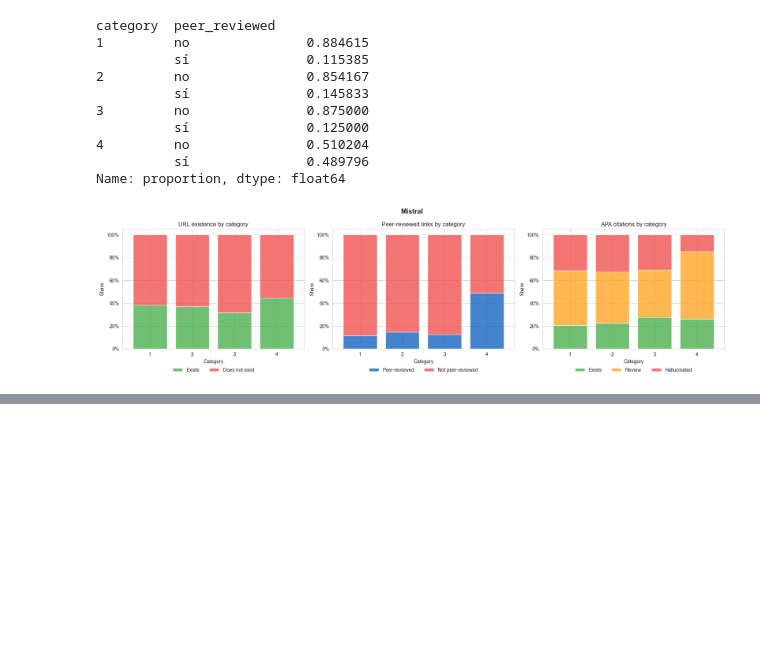
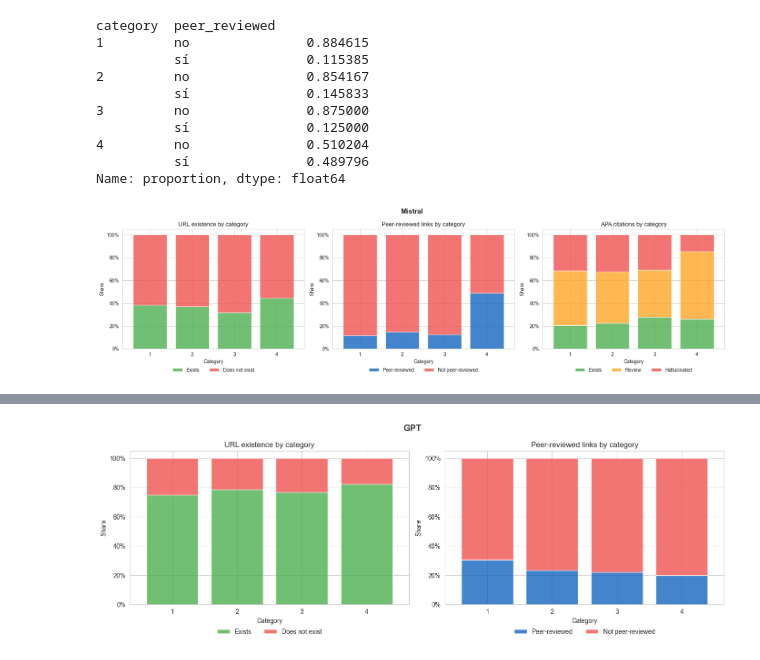
Before and after one commit to mvrobles/GenAI-Science, a Jupyter notebook: scripts/results_by_template_category.ipynb, the cells around one changed output, grey strips where cells are left out. Drawn from its saved outputs; the diff is of its cells as text; code cells hidden in the pictures; blank space fills up the shorter version.

Commit message:
gpt results by category

```diff
--- a/scripts/results_by_template_category.ipynb
+++ b/scripts/results_by_template_category.ipynb
@@ -313,0 +415,10 @@ plt.show()
+# %%
+import pandas as pd
+import sys
+sys.path.append("../src/process_results")
+
+from classify_urls import process_urls
+
+urls_list = gpt_url_check[gpt_url_check.url_exists == True]["url"].drop_duplicates().tolist()
+# %%
+results = process_urls(urls_list, workers=8)
@@ -313,0 +427,3 @@ plt.show()
+# %%
+classified_df = pd.DataFrame(results)
+classified_df = classified_df.merge(gpt_url_check[["prompt", "template_id", "category", "url"]], on="url", how="left")
@@ -313,0 +454,4 @@ plt.show()
+# %%
+gpt_results = classified_df[['prompt', 'url', 'peer_reviewed']]
+gpt_results = gpt_results.merge(prompts, on = 'prompt')
+gpt_results.peer_reviewed.value_counts()
@@ -313,0 +496,42 @@ plt.show()
+# %%
+sns.set_style('whitegrid')
+
+gpt_exists_pct = (
+    gpt_url_check.groupby('category')['url_exists']
+    .value_counts(normalize=True)
+    .unstack(fill_value=0)
+    .rename(columns={True: 'Exists', False: 'Does not exist'})
+)[['Exists', 'Does not exist']]
+
+gpt_pr_pct = (
+    gpt_results.groupby('category')['peer_reviewed']
+    .value_counts(normalize=True)
+    .unstack(fill_value=0)
+    .rename(columns={'sí': 'Peer-reviewed', 'no': 'Not peer-reviewed'})
+)[['Peer-reviewed', 'Not peer-reviewed']]
+
+fig, (ax1, ax2) = plt.subplots(1, 2, figsize=(14, 5))
+colors_exists = ['#4CAF50', '#EF5350']
+colors_pr = ['#1565C0', '#EF5350']
+
+gpt_exists_pct.plot(kind='bar', stacked=True, ax=ax1, color=colors_exists, width=0.8, alpha=0.8)
+ax1.set_title('URL existence by category')
+ax1.set_xlabel('Category')
+ax1.set_ylabel('Share')
+ax1.yaxis.set_major_formatter(mticker.PercentFormatter(xmax=1))
+ax1.set_xticklabels(ax1.get_xticklabels(), rotation=0)
+ax1.legend(loc='upper center', bbox_to_anchor=(0.5, -0.12), ncol=2, frameon=False)
+
+gpt_pr_pct.plot(kind='bar', stacked=True, ax=ax2, color=colors_pr, width=0.8, alpha=0.8)
+ax2.set_title('Peer-reviewed links by category')
+ax2.set_xlabel('Category')
+ax2.set_ylabel('Share')
+ax2.yaxis.set_major_formatter(mticker.PercentFormatter(xmax=1))
+ax2.set_xticklabels(ax2.get_xticklabels(), rotation=0)
+ax2.legend(loc='upper center', bbox_to_anchor=(0.5, -0.12), ncol=2, frameon=False)
+
+fig.suptitle('GPT', fontsize=14, fontweight='bold')
+plt.tight_layout()
+plt.show()
+# %% [output]
+[figure, added]
```
Also changed, not shown: parts of 22 cells of this notebook.
